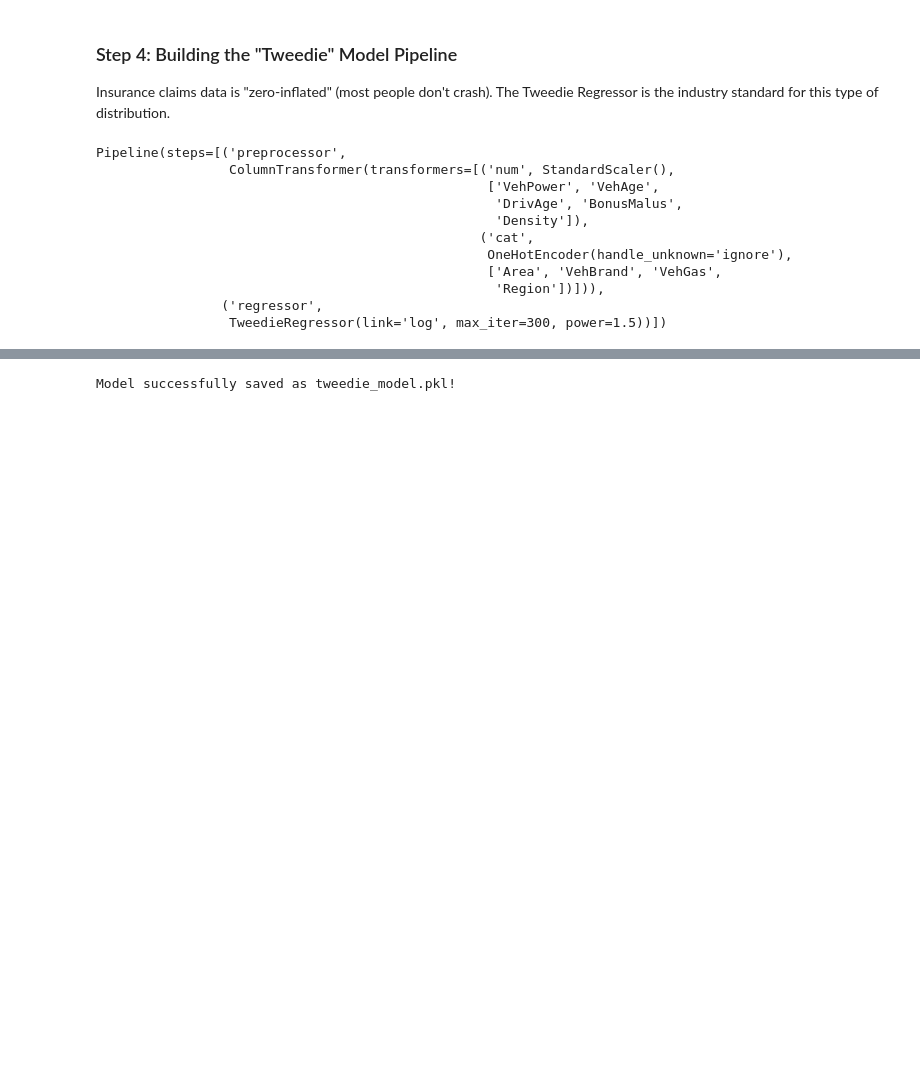
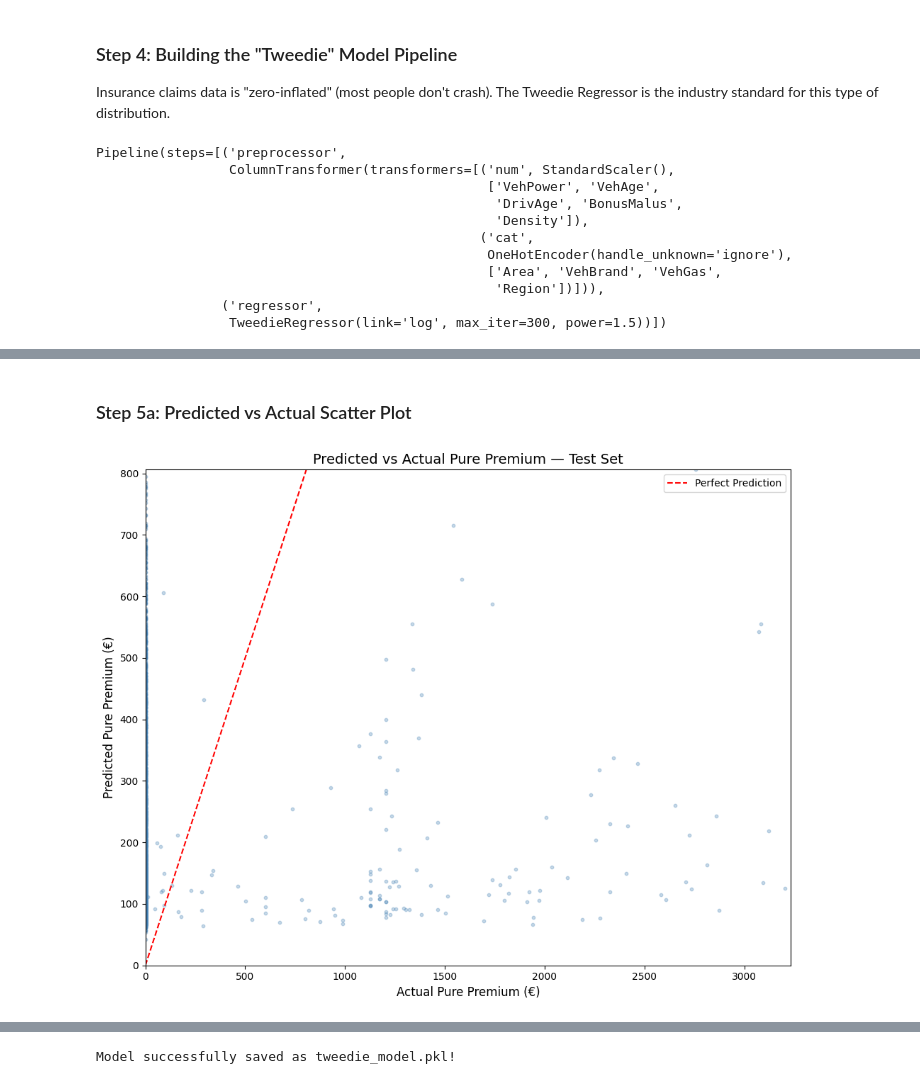
Before and after one commit to ayusyagol11/claims-liability-predictor, a Jupyter notebook: ClaimsLiabilityPredictiveModel.ipynb, the cells around one changed output, grey strips where cells are left out. Drawn from its saved outputs; the diff is of its cells as text; code cells hidden in the pictures; blank space fills up the shorter version.

```diff
--- a/ClaimsLiabilityPredictiveModel.ipynb
+++ b/ClaimsLiabilityPredictiveModel.ipynb
@@ -103,8 +102,26 @@ To stand out, evaluate your model using metrics that prove "Business Value".
 # %%
-from sklearn.metrics import mean_absolute_error, mean_tweedie_deviance
+from sklearn.metrics import mean_absolute_error, mean_tweedie_deviance, mean_squared_error, explained_variance_score
 
+# Generate predictions on the test set
 y_pred = clf.predict(df_test[cat_features + num_features])
+y_test = df_test['PurePremium'].values
+w_test = df_test['Exposure'].values
 
-print(f"Mean Absolute Error: {mean_absolute_error(df_test['PurePremium'], y_pred)}")
-print(f"Mean Tweedie Deviance: {mean_tweedie_deviance(df_test['PurePremium'], y_pred, power=1.5)}")
+# Clip predictions to ensure positivity for Tweedie deviance (power=1.5 requires y_pred > 0)
+y_pred_clipped = np.clip(y_pred, 1e-6, None)
+
+# Compute metrics
+deviance = mean_tweedie_deviance(y_test, y_pred_clipped, sample_weight=w_test, power=1.5)
+mae = mean_absolute_error(y_test, y_pred, sample_weight=w_test)
+rmse = np.sqrt(mean_squared_error(y_test, y_pred, sample_weight=w_test))
+evs = explained_variance_score(y_test, y_pred, sample_weight=w_test)
+
+print("=" * 50)
+print("MODEL EVALUATION — Test Set (20% holdout)")
+print("=" * 50)
+print(f"Mean Tweedie Deviance (p=1.5): {deviance:.4f}")
+print(f"Mean Absolute Error (MAE):     €{mae:.2f}")
+print(f"Root Mean Squared Error (RMSE): €{rmse:.2f}")
+print(f"Explained Variance Score:       {evs:.4f}")
+print("=" * 50)
 # %% [output]
@@ -112,0 +142,20 @@ Mean Tweedie Deviance: 155.64090495595494
+# %% [markdown]
+### Step 5a: Predicted vs Actual Scatter Plot
+# %%
+fig, ax = plt.subplots(figsize=(10, 8))
+# Sample for readability (plotting all points would be too dense)
+sample_idx = np.random.RandomState(42).choice(len(y_test), size=min(5000, len(y_test)), replace=False)
+ax.scatter(y_test[sample_idx], y_pred[sample_idx], alpha=0.3, s=10, c='steelblue')
+max_val = max(y_test[sample_idx].max(), y_pred[sample_idx].max())
+ax.plot([0, max_val], [0, max_val], 'r--', linewidth=1.5, label='Perfect Prediction')
+ax.set_xlabel('Actual Pure Premium (€)', fontsize=12)
+ax.set_ylabel('Predicted Pure Premium (€)', fontsize=12)
+ax.set_title('Predicted vs Actual Pure Premium — Test Set', fontsize=14)
+ax.legend()
+ax.set_xlim(0, np.percentile(y_test, 99))
+ax.set_ylim(0, np.percentile(y_pred, 99))
+plt.tight_layout()
+plt.savefig('pred_vs_actual.png', dpi=150, bbox_inches='tight')
+plt.show()
+# %% [output]
+[figure, added]
```
Also changed, not shown: parts of 9 cells of this notebook, 11 other files.
